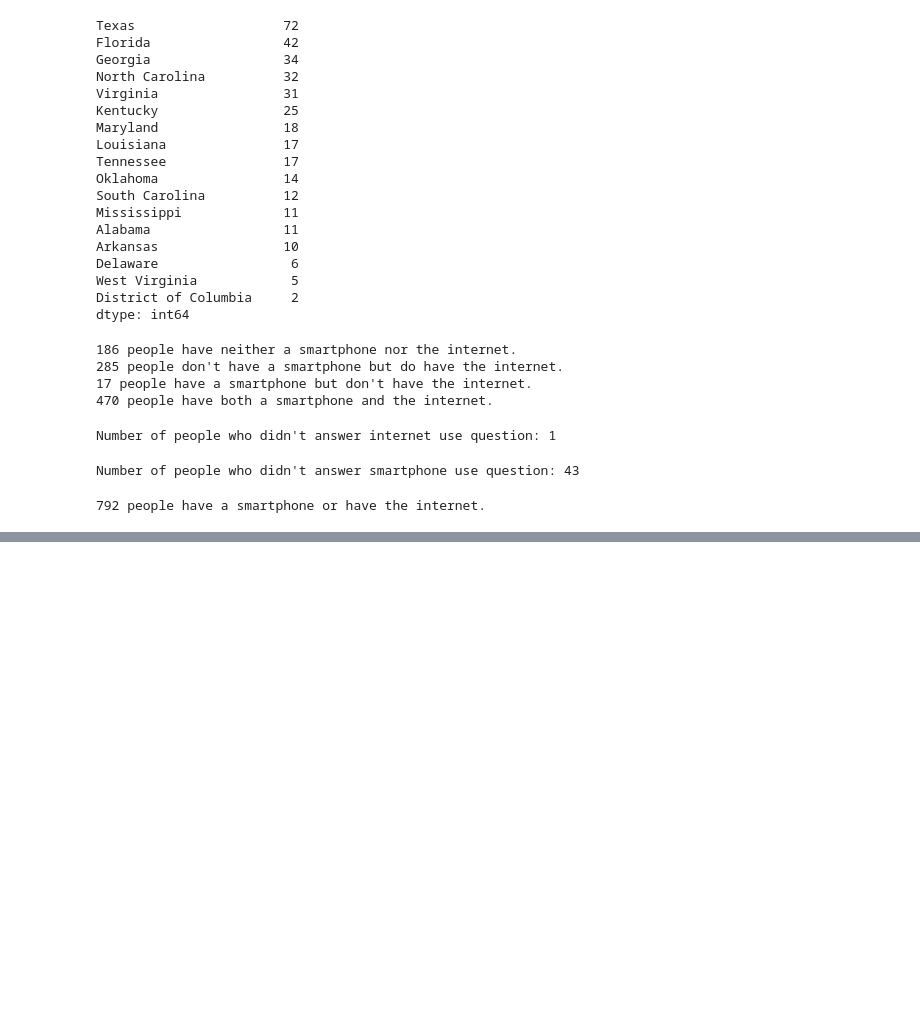
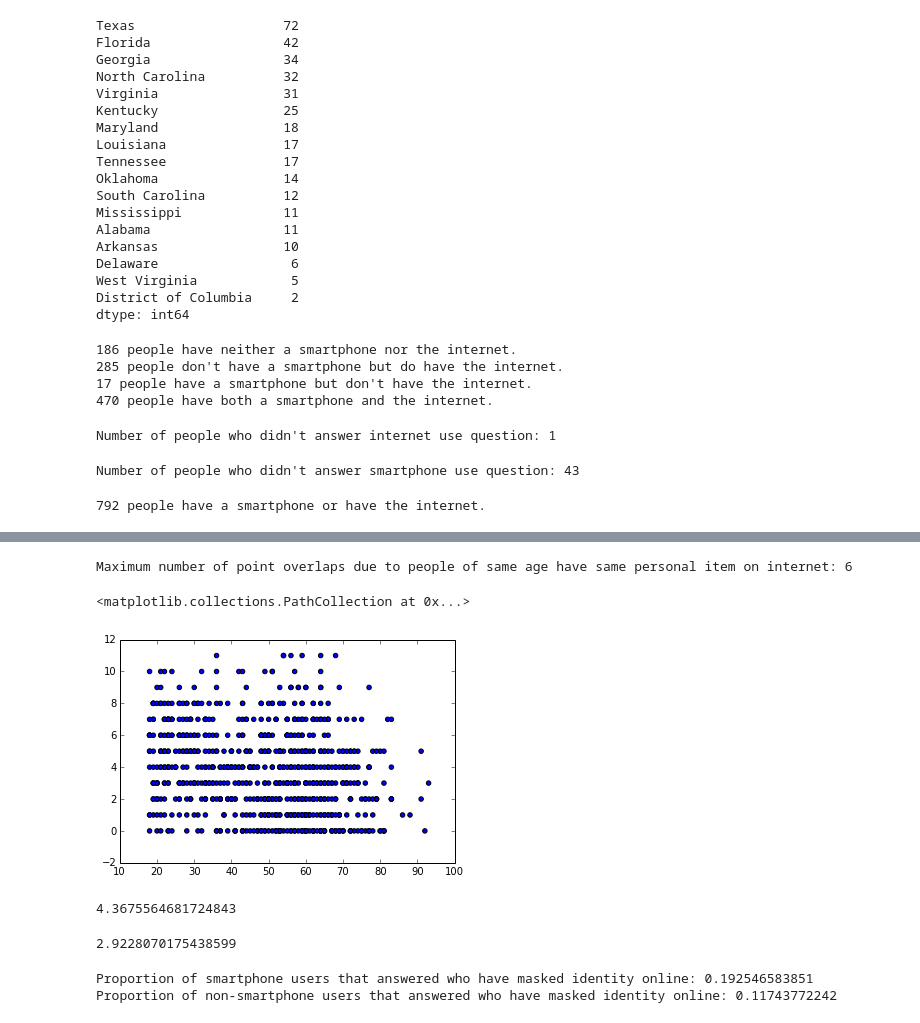
Before and after one commit to SherMM/edx-analytics-edge-python, a Jupyter notebook: notebooks/week1-3.ipynb, the cells around one changed output, grey strips where cells are left out. Cells and saved outputs as stored; diff of their text form; code cells hidden in the pictures; blank space fills up the shorter version.

```diff
--- a/notebooks/week1-3.ipynb
+++ b/notebooks/week1-3.ipynb
@@ -149,0 +230,44 @@ print "%s people have a smartphone or have the internet." % smartphone_internet_
+# %%
+# Find how many times interviewees of the same age and chose the same item of personal info on the internet.
+overlaps = df['Age'].groupby(df['Info.On.Internet']).value_counts().max()
+# also this works
+#df.groupby('Age')['Info.On.Internet'].value_counts().max()
+print "Maximum number of point overlaps due to people of same age have same personal item on internet: %s" % overlaps
+# %% [output]
+Maximum number of point overlaps due to people of same age have same personal item on internet: 6
+# %%
+# Plot age against info on the internet to see if there is a connection between old age and lower
+# value personal items put on the internet
+plt.scatter(smartphone_internet_df['Age'], smartphone_internet_df['Info.On.Internet'])
+# %% [output]
+<matplotlib.collections.PathCollection at 0x...>
+[figure, added]
+# %%
+# Find the average Info.On.Internet item for smartphone users
+# In limited, smartphon and internet dataframe from above
+smartphone_users = smartphone_internet_df[smartphone_internet_df['Smartphone'] == 1]
+average_info_item = smartphone_users['Info.On.Internet'].mean()
+average_info_item
+# %% [output]
+4.3675564681724843
+# %%
+# Find the average Info.On.Internet item for non-smartphone users
+non_smartphone_users = smartphone_internet_df[smartphone_internet_df['Smartphone'] == 0]
+avg_info_item = non_smartphone_users['Info.On.Internet'].value()
+avg_info_item
+# %% [output]
+2.9228070175438599
+# %%
+# Find the proportion of smartphone users who answered the Tried.Masking.Identity question
+# and have tried masking their identity when using the Internet.
+who_answered = smartphone_users[(smartphone_users['Tried.Masking.Identity'] == 1) | \
+                                      (smartphone_users['Tried.Masking.Identity'] == 0)].shape[0]
+non_who_answered = non_smartphone_users[(non_smartphone_users['Tried.Masking.Identity'] == 1) | \
+                                      (non_smartphone_users['Tried.Masking.Identity'] == 0)].shape[0]
+smartphone_masked = smartphone_users[smartphone_users['Tried.Masking.Identity'] == 1]
+non_smartphone_masked = non_smartphone_users[non_smartphone_users['Tried.Masking.Identity'] == 1]
+print "Proportion of smartphone users that answered who have masked identity online: %s" % (smartphone_masked.shape[0]/float(who_answered))
+print "Proportion of non-smartphone users that answered who have masked identity online: %s" % (non_smartphone_masked.shape[0]/float(non_who_answered))
+# %% [output]
+Proportion of smartphone users that answered who have masked identity online: 0.192546583851
+Proportion of non-smartphone users that answered who have masked identity online: 0.11743772242
```
Also changed, not shown: parts of 10 cells of this notebook.
